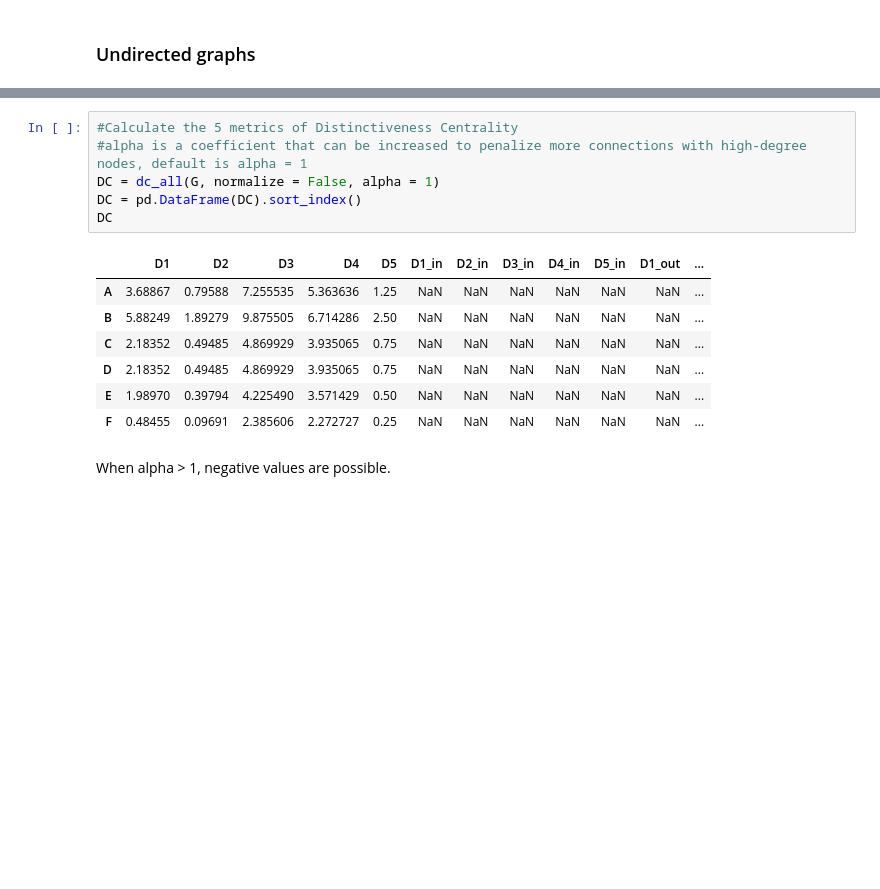
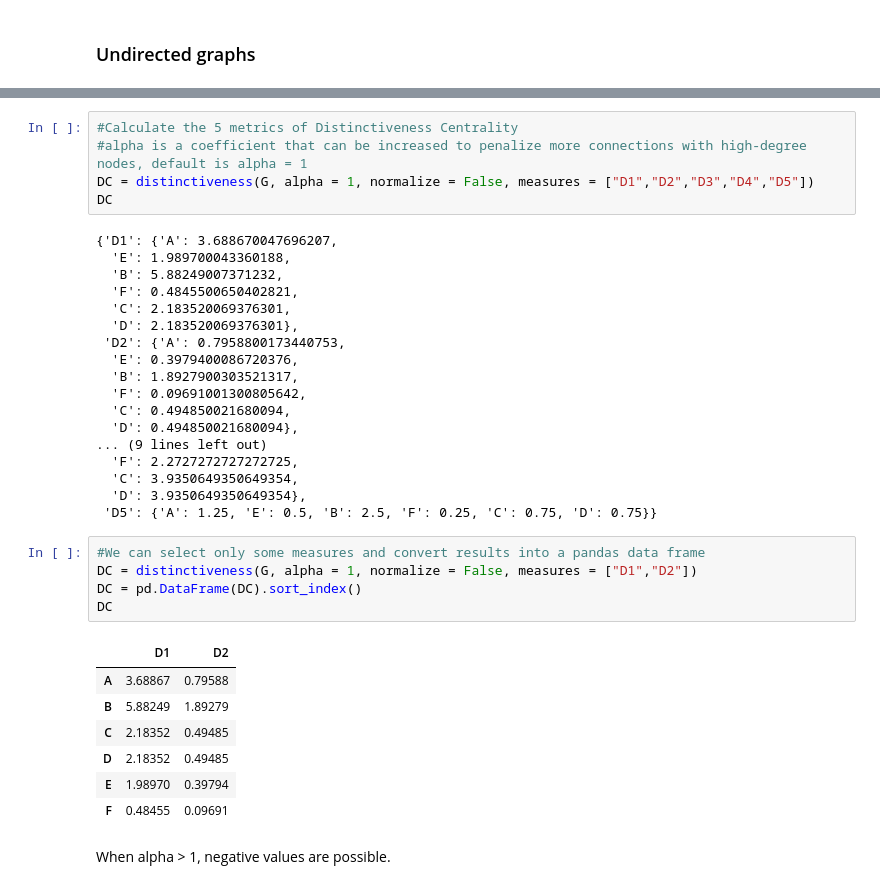
Before and after one commit to iandreafc/distinctiveness, a Jupyter notebook: DistinctivenessCentralityDemo.ipynb, the cells around one changed output, grey strips where cells are left out. Saved outputs shown, nothing was run; the diff lists cells and outputs as text; blank space fills up the shorter version.

```diff
--- a/DistinctivenessCentralityDemo.ipynb
+++ b/DistinctivenessCentralityDemo.ipynb
@@ -39,17 +39,39 @@ nx.draw_networkx_edge_labels(G,pos,edge_labels=labels)
 # %%
 #Calculate the 5 metrics of Distinctiveness Centrality
 #alpha is a coefficient that can be increased to penalize more connections with high-degree nodes, default is alpha = 1
-DC = dc_all(G, normalize = False, alpha = 1)
-DC = pd.DataFrame(DC).sort_index()
+DC = distinctiveness(G, alpha = 1, normalize = False, measures = ["D1","D2","D3","D4","D5"])
 DC
 # %% [output]
-|  | D1 | D2 | D3 | D4 | D5 | D1_in | D2_in | D3_in | D4_in | D5_in | D1_out | ... |
-| A | 3.68867 | 0.79588 | 7.255535 | 5.363636 | 1.25 | NaN | NaN | NaN | NaN | NaN | NaN | ... |
-| B | 5.88249 | 1.89279 | 9.875505 | 6.714286 | 2.50 | NaN | NaN | NaN | NaN | NaN | NaN | ... |
-| C | 2.18352 | 0.49485 | 4.869929 | 3.935065 | 0.75 | NaN | NaN | NaN | NaN | NaN | NaN | ... |
-| D | 2.18352 | 0.49485 | 4.869929 | 3.935065 | 0.75 | NaN | NaN | NaN | NaN | NaN | NaN | ... |
-| E | 1.98970 | 0.39794 | 4.225490 | 3.571429 | 0.50 | NaN | NaN | NaN | NaN | NaN | NaN | ... |
-| F | 0.48455 | 0.09691 | 2.385606 | 2.272727 | 0.25 | NaN | NaN | NaN | NaN | NaN | NaN | ... |
+{'D1': {'A': 3.688670047696207,
+  'E': 1.989700043360188,
+  'B': 5.88249007371232,
+  'F': 0.4845500650402821,
+  'C': 2.183520069376301,
+  'D': 2.183520069376301},
+ 'D2': {'A': 0.7958800173440753,
+  'E': 0.3979400086720376,
+  'B': 1.8927900303521317,
+  'F': 0.09691001300805642,
+  'C': 0.494850021680094,
+  'D': 0.494850021680094},
+... (9 lines left out)
+  'F': 2.2727272727272725,
+  'C': 3.9350649350649354,
+  'D': 3.9350649350649354},
+ 'D5': {'A': 1.25, 'E': 0.5, 'B': 2.5, 'F': 0.25, 'C': 0.75, 'D': 0.75}}
+# %%
+#We can select only some measures and convert results into a pandas data frame
+DC = distinctiveness(G, alpha = 1, normalize = False, measures = ["D1","D2"])
+DC = pd.DataFrame(DC).sort_index()
+DC
+# %% [output]
+|  | D1 | D2 |
+| A | 3.68867 | 0.79588 |
+| B | 5.88249 | 1.89279 |
+| C | 2.18352 | 0.49485 |
+| D | 2.18352 | 0.49485 |
+| E | 1.98970 | 0.39794 |
+| F | 0.48455 | 0.09691 |
 # %% [markdown]
 When alpha > 1, negative values are possible.
 # %%
```
Also changed, not shown: parts of 6 cells of this notebook.
